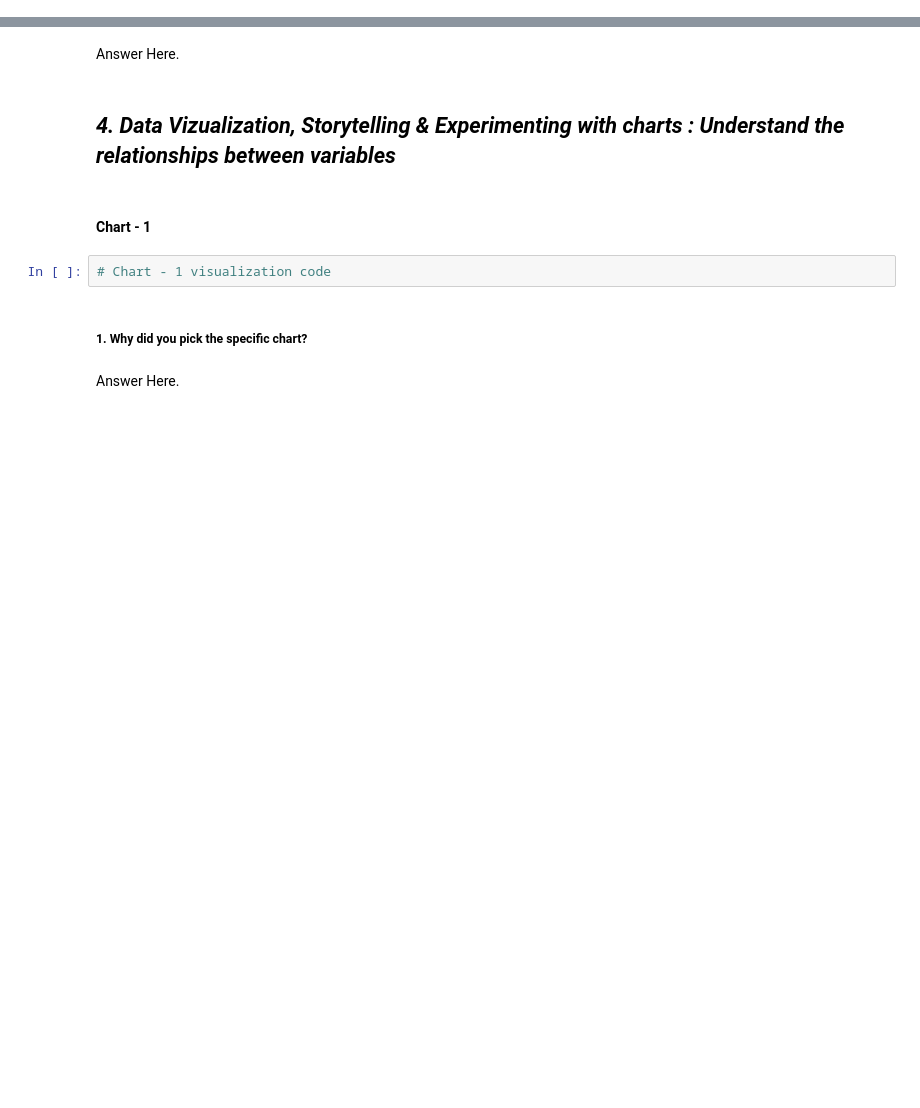
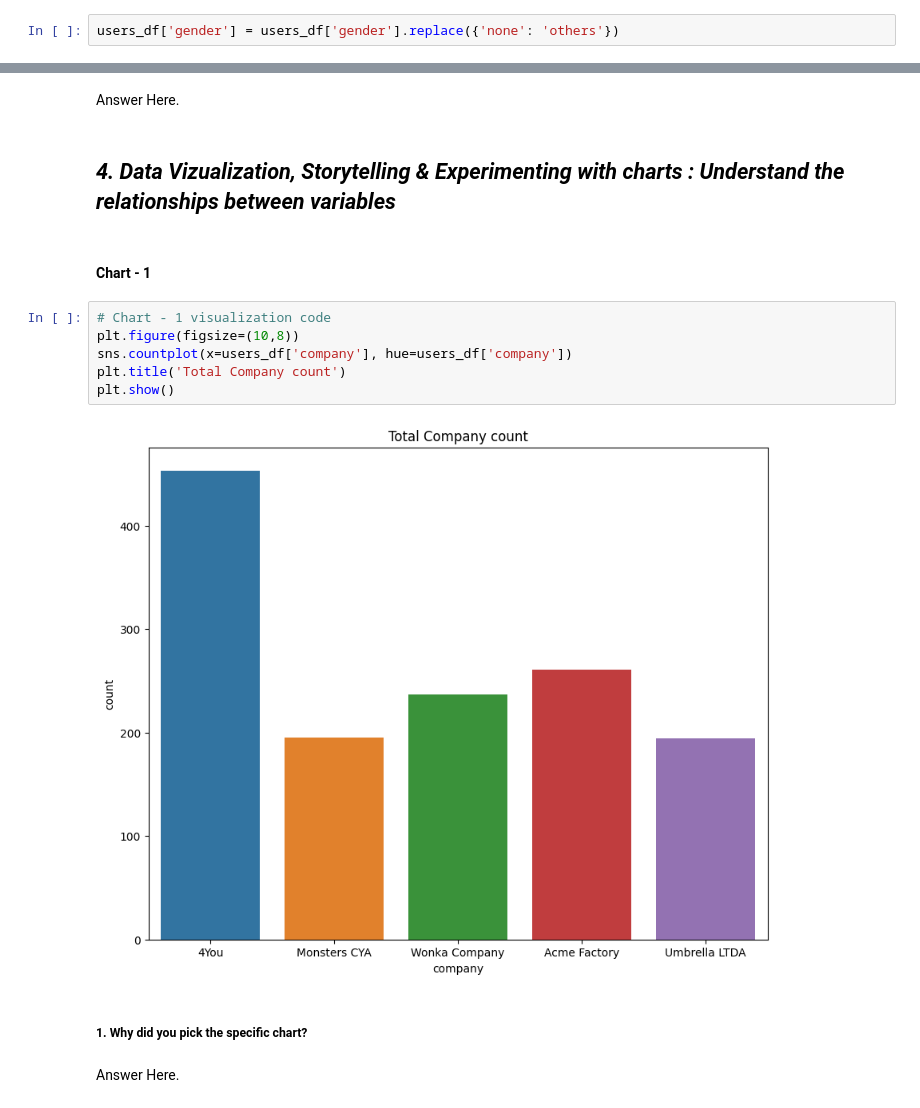
Before and after one commit to Navjotkhatri/Productionization_of_ML_Systems_in_Travel_Industry, a Jupyter notebook: Gender_Classification_Model_Productionization_of_ML_Systems.ipynb, the cells around one changed output, grey strips where cells are left out. Saved outputs shown, nothing was run; the diff lists cells and outputs as text; blank space fills up the shorter version.

```diff
--- a/Gender_Classification_Model_Productionization_of_ML_Systems.ipynb
+++ b/Gender_Classification_Model_Productionization_of_ML_Systems.ipynb
@@ -249,0 +276,2 @@ dtype: int64
+# %%
+users_df['gender'] = users_df['gender'].replace({'none': 'others'})
@@ -255,8 +292,14 @@ Answer Here.
 ## ***4. Data Vizualization, Storytelling & Experimenting with charts : Understand the relationships between variables***
 # %% [markdown]
 #### Chart - 1
-# %%
-# Chart - 1 visualization code
+# %%
+# Chart - 1 visualization code
+plt.figure(figsize=(10,8))
+sns.countplot(x=users_df['company'], hue=users_df['company'])
+plt.title('Total Company count')
+plt.show()
+# %% [output]
+[figure, added]
 # %% [markdown]
 ##### 1. Why did you pick the specific chart?
 # %% [markdown]
```
Also changed, not shown: parts of 145 cells of this notebook.
